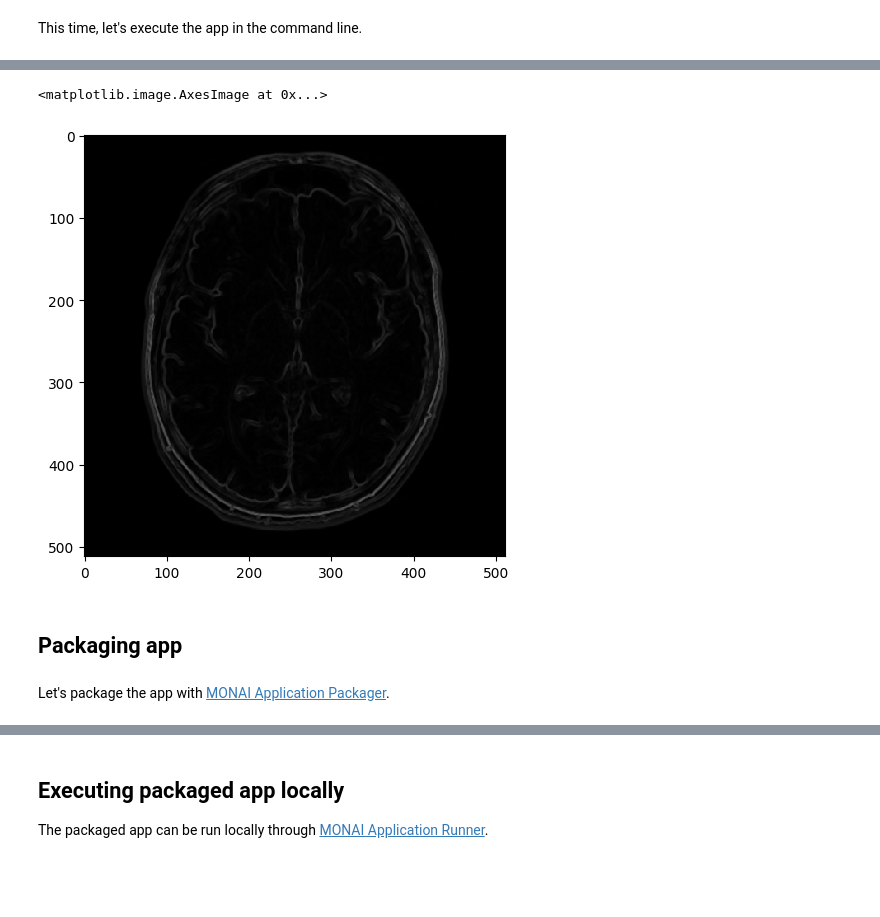
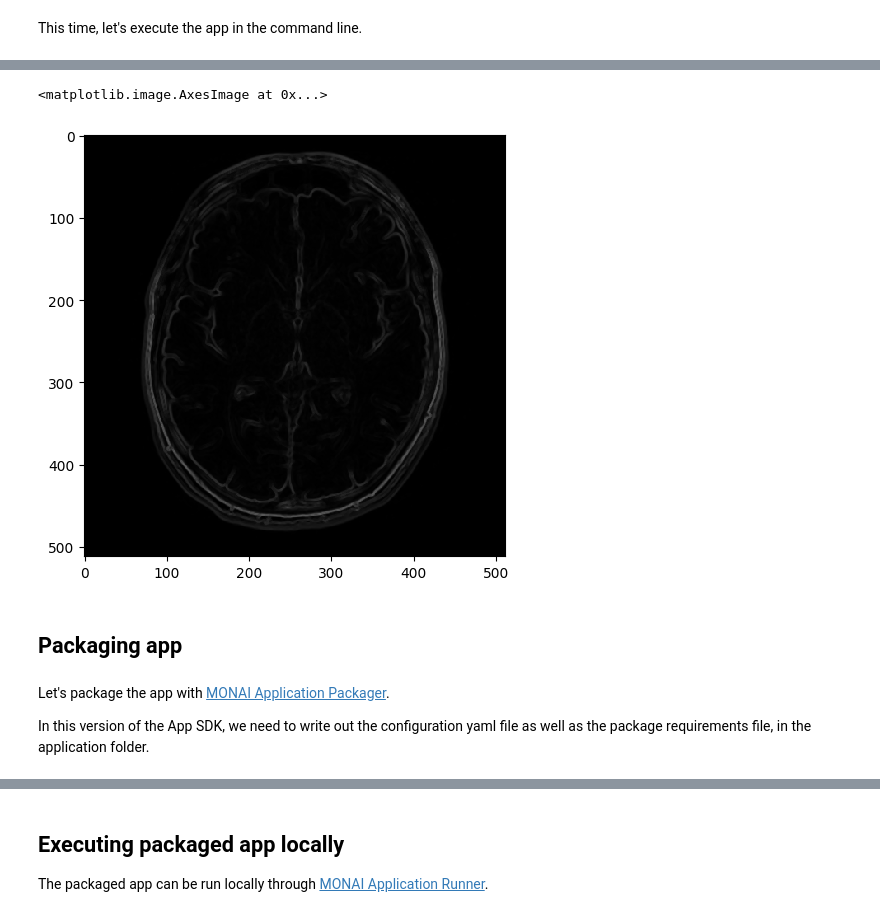
Before and after one commit to Project-MONAI/monai-deploy-app-sdk, a Jupyter notebook: notebooks/tutorials/01_simple_app.ipynb, the cells around one changed output, grey strips where cells are left out. Cells and saved outputs as stored; diff of their text form; code cells hidden in the pictures; blank space fills up the shorter version.

```diff
--- a/notebooks/tutorials/01_simple_app.ipynb
+++ b/notebooks/tutorials/01_simple_app.ipynb
@@ -93,0 +90,8 @@ env: HOLOSCAN_OUTPUT_PATH=output
+# %%
+!echo {test_input_folder}
+!ls {test_input_path}
+output_path = "output"
+%env HOLOSCAN_INPUT_FOLDER {test_input_folder}
+%env HOLOSCAN_INPUT_PATH {test_input_path}
+%env HOLOSCAN_OUTPUT_PATH {output_path}
+%ls $HOLOSCAN_INPUT_PATH
@@ -386,5 +394,6 @@ stl
 # %%
-output_image = io.imread("output/final_output.png")
+output_image_path = output_path + "/final_output.png"
+output_image = io.imread(output_image_path)
 io.imshow(output_image)
 # %% [output]
 <matplotlib.image.AxesImage at 0x...>
@@ -726,10 +727,13 @@ TODO: once the Holoscan SDK 0.6 wheel is available
-# %%
-output_image = io.imread("output/final_output.png")
-io.imshow(output_image)
-# %% [output]
-<matplotlib.image.AxesImage at 0x...>
-[figure, removed]
+# %%
+#output_image_path was set as before, output_image_path = output_path + "/final_output.png"
+output_image = io.imread(output_image_path)
+io.imshow(output_image)
+# %% [output]
+<matplotlib.image.AxesImage at 0x...>
+[figure, added]
 # %% [markdown]
 ## Packaging app
 # %% [markdown]
 Let's package the app with <a href="../../developing_with_sdk/packaging_app.html">MONAI Application Packager</a>.
+
+In this version of the App SDK, we need to write out the configuration yaml file as well as the package requirements file, in the application folder.
```
Also changed, not shown: parts of 32 cells of this notebook, 5 other files.
